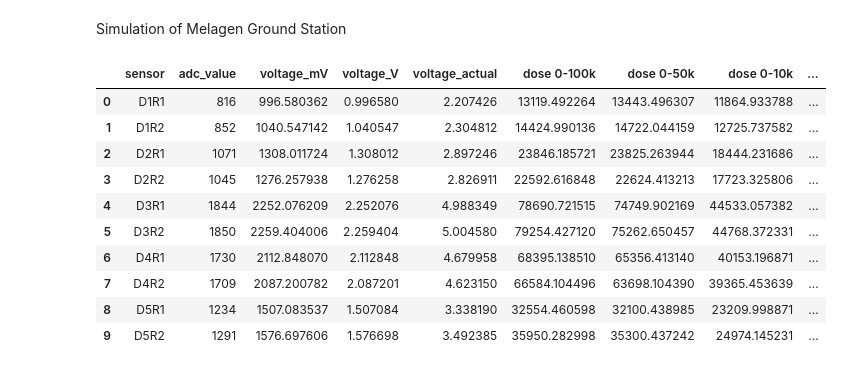
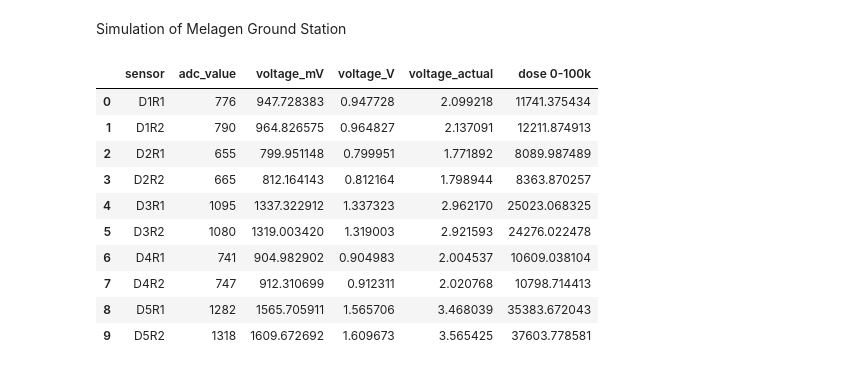
Before and after one commit to demetrius-melagen/melagen-firmware, a Jupyter notebook: ground_example.ipynb, the cells around one changed output. Drawn from its saved outputs; the diff is of its cells as text; code cells hidden in the pictures.

```diff
--- a/ground_example.ipynb
+++ b/ground_example.ipynb
@@ -16,7 +16,6 @@ import re
 # 262144 / (1440 x 22) = 8.274 days worth of data stored
 
 # a data frame with each observation will have dose and sensor label
-#
 
 ADC_REF = 2500  # mV
 ADC_MAX_VAL = 2048 - 1
@@ -34,7 +33,7 @@ sensor_weights = {
 }
 
 def generate_packet_correlated(
-    base_min=800,
+    base_min=500,
     base_max=ADC_MAX_VAL,
     noise_sigma_pct=0.02,   # ~2% of base as noise scale
     rho=0.01,                # correlation between R1 and R2 (0..1)
@@ -77,53 +76,53 @@ def expand_packet(packet):
     Expand one packet into dataframe format:
     columns: [sensor, adc_value, voltage_mV]
     """
     data = []
     for sensor in range(1, 6):
         for reading in range(1, 3):
             idx = (sensor - 1) * 2 + (reading - 1)
             adc_val = packet[idx]
             mv_val = adc_val * ADC_TO_MV
             V_val = mv_val / 1000 # Vout
 
             V_actual = actual_voltage(V_val, r1, r2) #Vin
-            dose_100 = dose_from_V(V_actual, 0.0295, 0.4551)
-            dose_50 = dose_from_V(V_actual, 0.0241, 0.4752)
-            dose_10 = dose_from_V(V_actual, 0.0068, 0.6164)
-            dose_5 = dose_from_V(V_actual, 0.0033, 0.7062)
-            dose_1 = dose_from_V(V_actual, 0.0008, 0.9119)
+            dose_100 = dose_from_V(V_actual, 0.02951, 0.45509)
+            # dose_50 = dose_from_V(V_actual, 0.0241, 0.4752)
+            # dose_10 = dose_from_V(V_actual, 0.0068, 0.6164)
+            # dose_5 = dose_from_V(V_actual, 0.0033, 0.7062)
+            # dose_1 = dose_from_V(V_actual, 0.0008, 0.9119)
             data.append({
                 "sensor": f"D{sensor}R{reading}",
                 "adc_value": adc_val,
                 "voltage_mV": mv_val,
                 "voltage_V": V_val,
                 "voltage_actual": V_actual,
                 "dose 0-100k": dose_100 ,
-                "dose 0-50k": dose_50,
-                "dose 0-10k": dose_10,
-                "dose 0-5k": dose_5,
-                "dose 0-1k": dose_1
+                # "dose 0-50k": dose_50,
+                # "dose 0-10k": dose_10,
+                # "dose 0-5k": dose_5,
+                # "dose 0-1k": dose_1
             })
     return pd.DataFrame(data)
 
 # Generate multiple packet
 packets = [generate_packet_correlated() for _ in range(100)]
 
 # Expand all packets into one dataframe
 df = pd.concat([expand_packet(pkt) for pkt in packets], ignore_index=True)
 
 df.head(10)
 # %% [output]
-|  | sensor | adc_value | voltage_mV | voltage_V | voltage_actual | dose 0-100k | dose 0-50k | dose 0-10k | ... |
-| 0 | D1R1 | 816 | 996.580362 | 0.996580 | 2.207426 | 13119.492264 | 13443.496307 | 11864.933788 | ... |
-| 1 | D1R2 | 852 | 1040.547142 | 1.040547 | 2.304812 | 14424.990136 | 14722.044159 | 12725.737582 | ... |
-| 2 | D2R1 | 1071 | 1308.011724 | 1.308012 | 2.897246 | 23846.185721 | 23825.263944 | 18444.231686 | ... |
-| 3 | D2R2 | 1045 | 1276.257938 | 1.276258 | 2.826911 | 22592.616848 | 22624.413213 | 17723.325806 | ... |
-| 4 | D3R1 | 1844 | 2252.076209 | 2.252076 | 4.988349 | 78690.721515 | 74749.902169 | 44533.057382 | ... |
-| 5 | D3R2 | 1850 | 2259.404006 | 2.259404 | 5.004580 | 79254.427120 | 75262.650457 | 44768.372331 | ... |
-| 6 | D4R1 | 1730 | 2112.848070 | 2.112848 | 4.679958 | 68395.138510 | 65356.413140 | 40153.196871 | ... |
-| 7 | D4R2 | 1709 | 2087.200782 | 2.087201 | 4.623150 | 66584.104496 | 63698.104390 | 39365.453639 | ... |
-| 8 | D5R1 | 1234 | 1507.083537 | 1.507084 | 3.338190 | 32554.460598 | 32100.438985 | 23209.998871 | ... |
-| 9 | D5R2 | 1291 | 1576.697606 | 1.576698 | 3.492385 | 35950.282998 | 35300.437242 | 24974.145231 | ... |
+|  | sensor | adc_value | voltage_mV | voltage_V | voltage_actual | dose 0-100k |
+| 0 | D1R1 | 776 | 947.728383 | 0.947728 | 2.099218 | 11741.375434 |
+| 1 | D1R2 | 790 | 964.826575 | 0.964827 | 2.137091 | 12211.874913 |
+| 2 | D2R1 | 655 | 799.951148 | 0.799951 | 1.771892 | 8089.987489 |
+| 3 | D2R2 | 665 | 812.164143 | 0.812164 | 1.798944 | 8363.870257 |
+| 4 | D3R1 | 1095 | 1337.322912 | 1.337323 | 2.962170 | 25023.068325 |
+| 5 | D3R2 | 1080 | 1319.003420 | 1.319003 | 2.921593 | 24276.022478 |
+| 6 | D4R1 | 741 | 904.982902 | 0.904983 | 2.004537 | 10609.038104 |
+| 7 | D4R2 | 747 | 912.310699 | 0.912311 | 2.020768 | 10798.714413 |
+| 8 | D5R1 | 1282 | 1565.705911 | 1.565706 | 3.468039 | 35383.672043 |
+| 9 | D5R2 | 1318 | 1609.672692 | 1.609673 | 3.565425 | 37603.778581 |
 # %%
 plt.figure(figsize=(10, 6))
 
```
Also changed, not shown: parts of 5 cells of this notebook, 3 other files.
